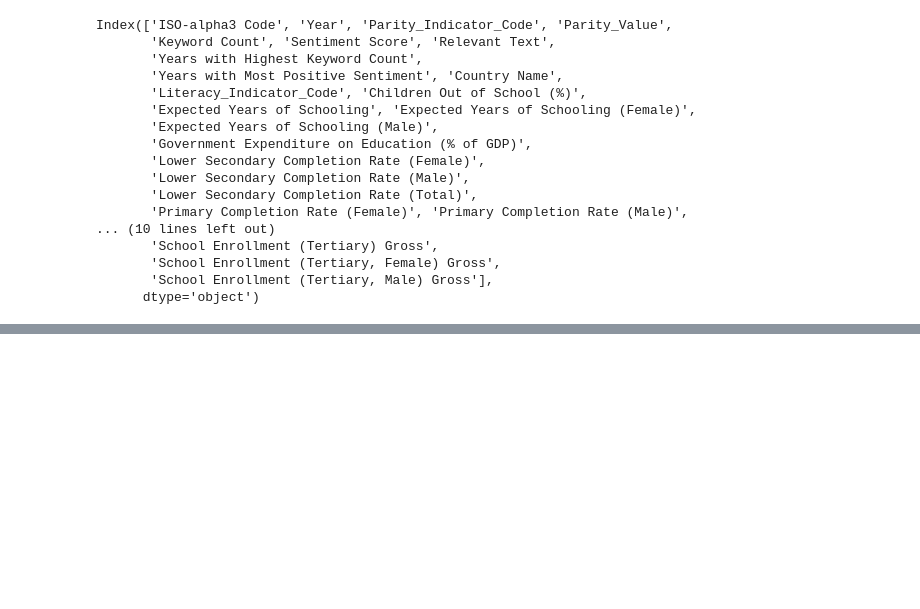
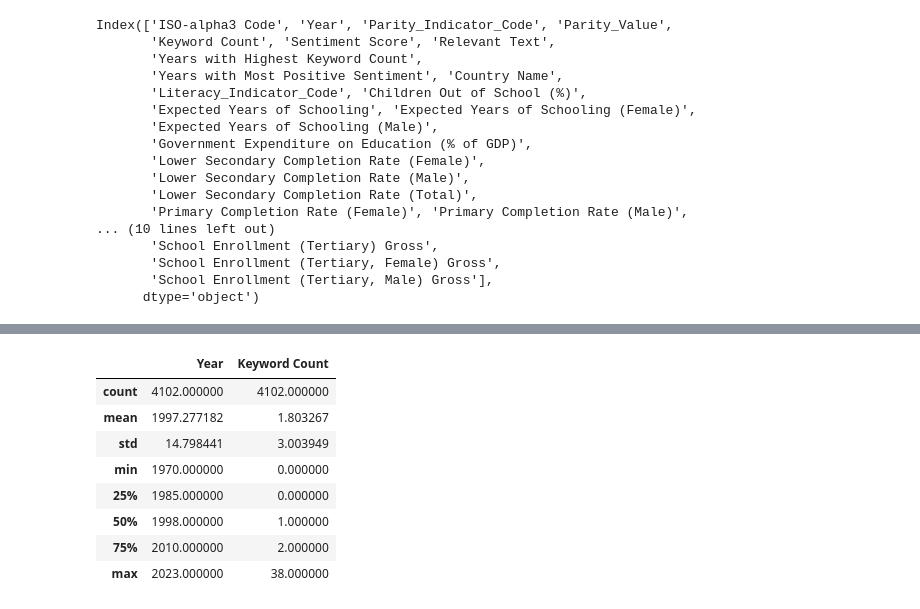
Before and after one commit to meralegre/DSAss1, a Jupyter notebook: EDA_vis.ipynb, the cells around one changed output, grey strips where cells are left out. Cells and saved outputs as stored; diff of their text form; code cells hidden in the pictures; blank space fills up the shorter version.

```diff
--- a/EDA_vis.ipynb
+++ b/EDA_vis.ipynb
@@ -377,3 +391,17 @@ plt.show()
+# %%
+#Step 1: Remove duplicates based on 'Country Name', 'Year', and 'Keyword Count' to avoid duplicate counts
+count_test = df.drop_duplicates(subset=['Country Name', 'Year', 'Keyword Count'])[["Year", "Country Name", "Keyword Count"]]
+count_test.describe()
+# %% [output]
+|  | Year | Keyword Count |
+| count | 4102.000000 | 4102.000000 |
+| mean | 1997.277182 | 1.803267 |
+| std | 14.798441 | 3.003949 |
+| min | 1970.000000 | 0.000000 |
+| 25% | 1985.000000 | 0.000000 |
+| 50% | 1998.000000 | 1.000000 |
+| 75% | 2010.000000 | 2.000000 |
+| max | 2023.000000 | 38.000000 |
 # %%
 import matplotlib.pyplot as plt
 import pandas as pd
```
Also changed, not shown: parts of 15 cells of this notebook, 1 other file.
